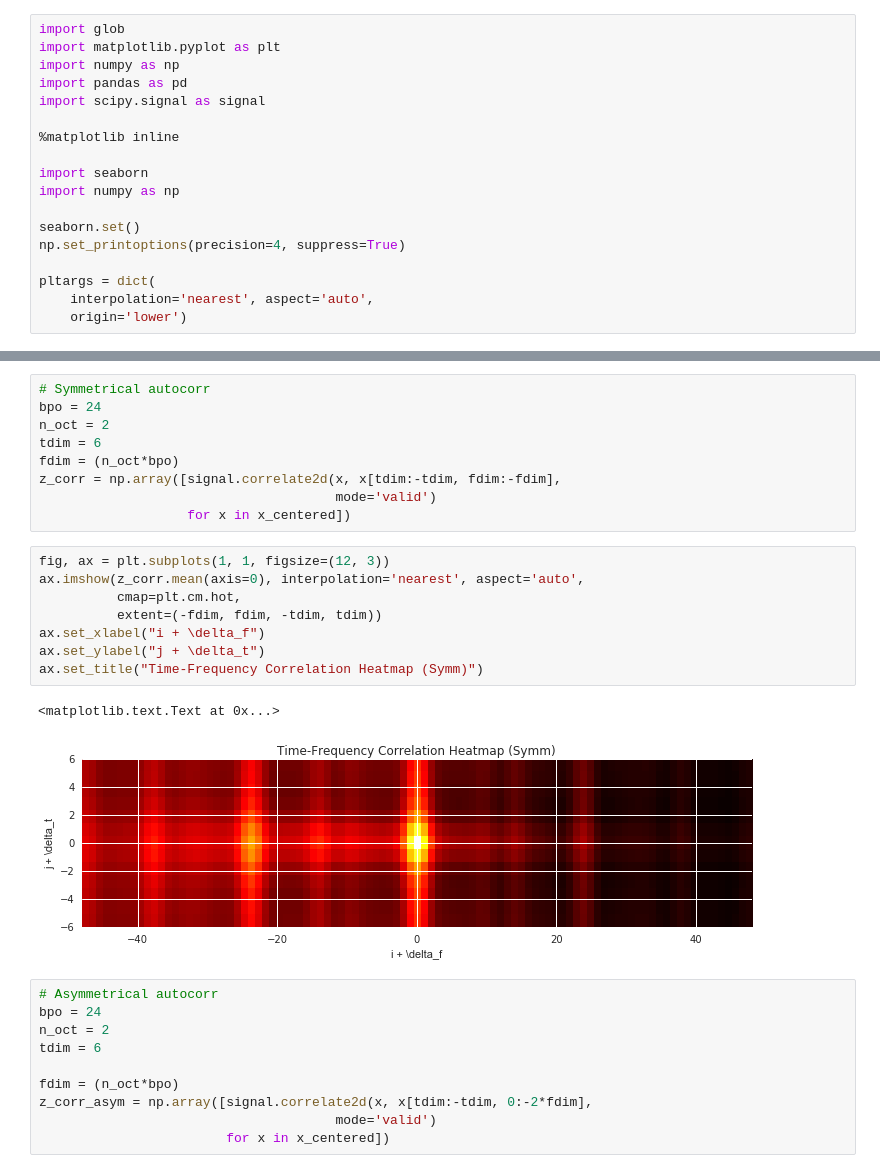
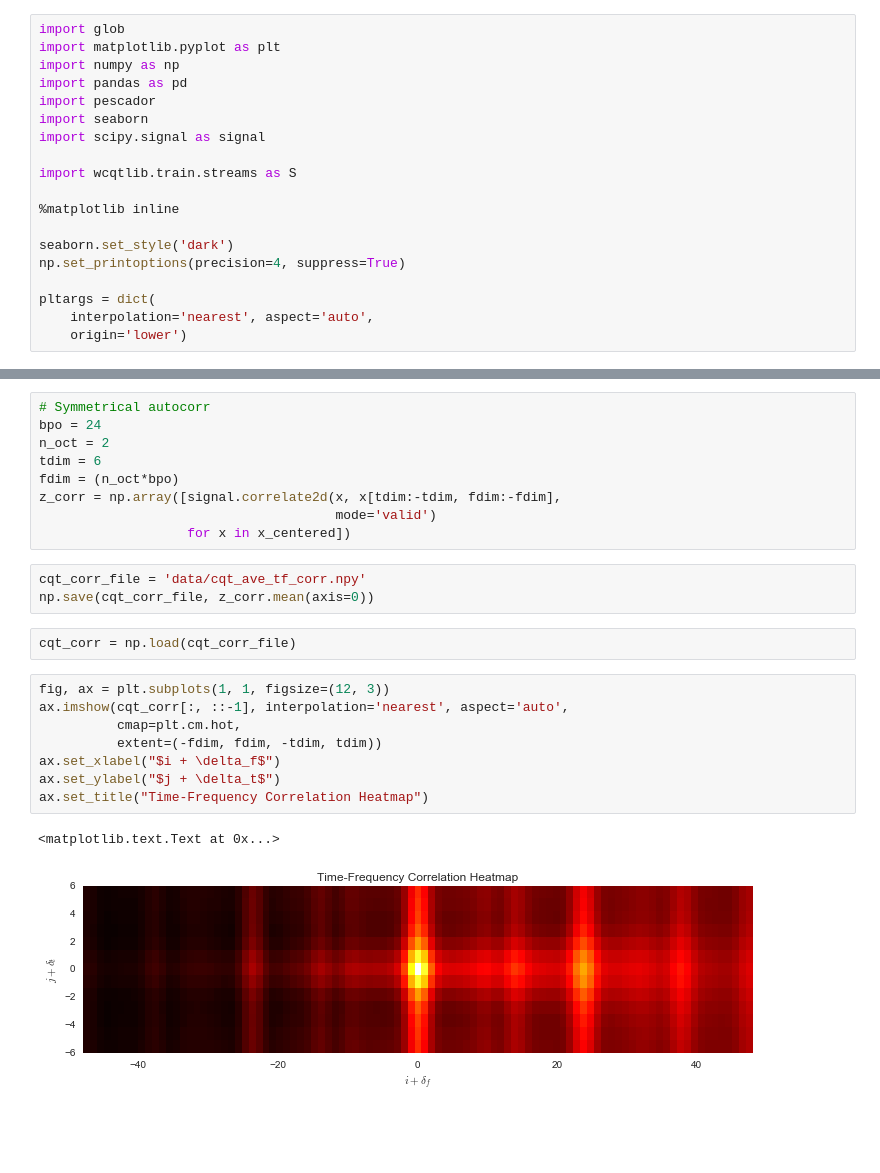
Before and after one commit to ejhumphrey/harmonic-cnn, a Jupyter notebook: data/covariance-inquiry.ipynb, the cells around one changed output, grey strips where cells are left out. Drawn from its saved outputs; the diff is of its cells as text; blank space fills up the shorter version.

```diff
--- a/data/covariance-inquiry.ipynb
+++ b/data/covariance-inquiry.ipynb
@@ -3,14 +7,15 @@ import glob
 import matplotlib.pyplot as plt
 import numpy as np
 import pandas as pd
+import pescador
+import seaborn
 import scipy.signal as signal
+
+import wcqtlib.train.streams as S
 
 %matplotlib inline
 
-import seaborn
-import numpy as np
-
-seaborn.set()
+seaborn.set_style('dark')
 np.set_printoptions(precision=4, suppress=True)
 
 pltargs = dict(
@@ -205,25 +104,20 @@ fdim = (n_oct*bpo)
 z_corr = np.array([signal.correlate2d(x, x[tdim:-tdim, fdim:-fdim],
                                       mode='valid')
                    for x in x_centered])
+# %%
+cqt_corr_file = 'data/cqt_ave_tf_corr.npy'
+np.save(cqt_corr_file, z_corr.mean(axis=0))
+# %%
+cqt_corr = np.load(cqt_corr_file)
 # %%
 fig, ax = plt.subplots(1, 1, figsize=(12, 3))
-ax.imshow(z_corr.mean(axis=0), interpolation='nearest', aspect='auto',
+ax.imshow(cqt_corr[:, ::-1], interpolation='nearest', aspect='auto',
           cmap=plt.cm.hot,
           extent=(-fdim, fdim, -tdim, tdim))
-ax.set_xlabel("i + \delta_f")
-ax.set_ylabel("j + \delta_t")
-ax.set_title("Time-Frequency Correlation Heatmap (Symm)")
+ax.set_xlabel("$i + \delta_f$")
+ax.set_ylabel("$j + \delta_t$")
+ax.set_title("Time-Frequency Correlation Heatmap")
 # %% [output]
 <matplotlib.text.Text at 0x...>
-[figure, old version]
+[figure, new version]
-# %%
-# Asymmetrical autocorr
-bpo = 24
-n_oct = 2
-tdim = 6
-
-fdim = (n_oct*bpo)
-z_corr_asym = np.array([signal.correlate2d(x, x[tdim:-tdim, 0:-2*fdim],
-                                      mode='valid')
-                        for x in x_centered])
 # %%
```
Also changed, not shown: parts of 23 cells of this notebook, 4 other files.
